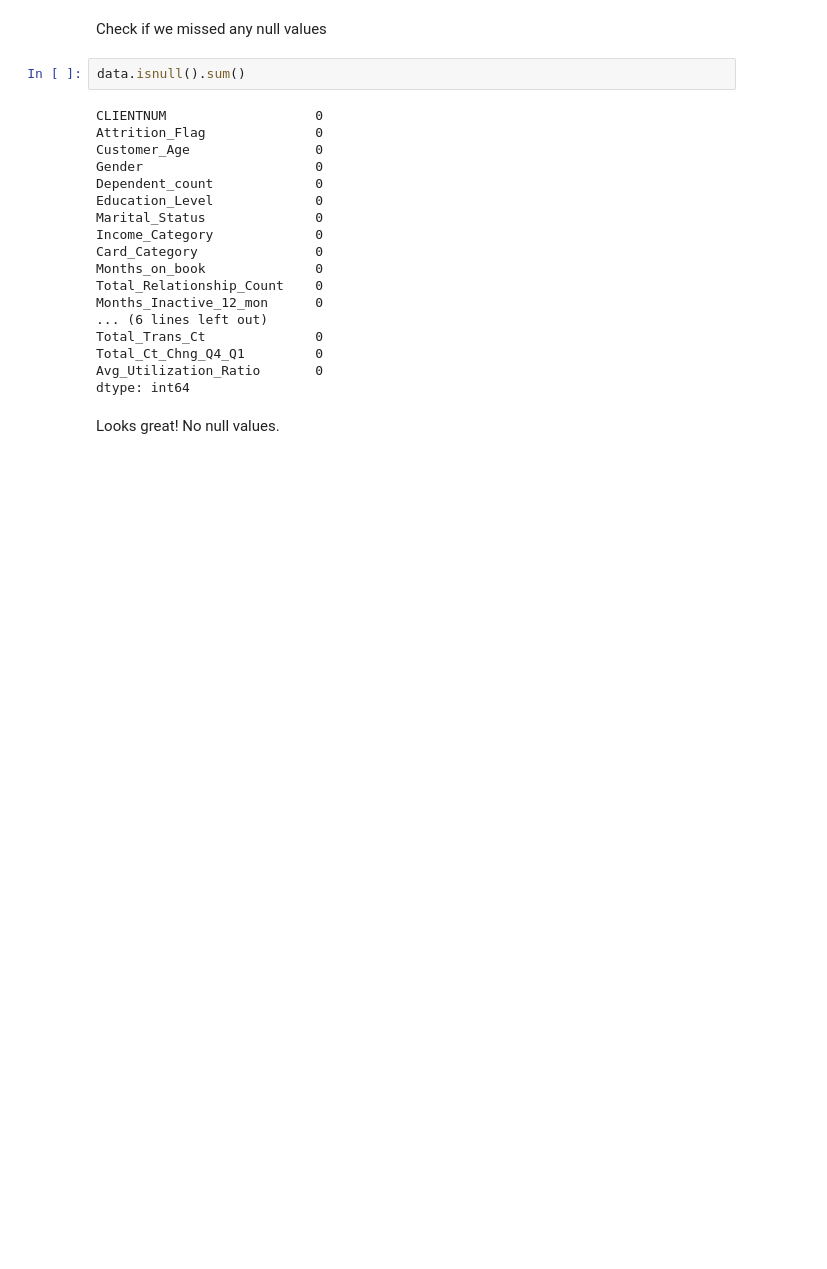
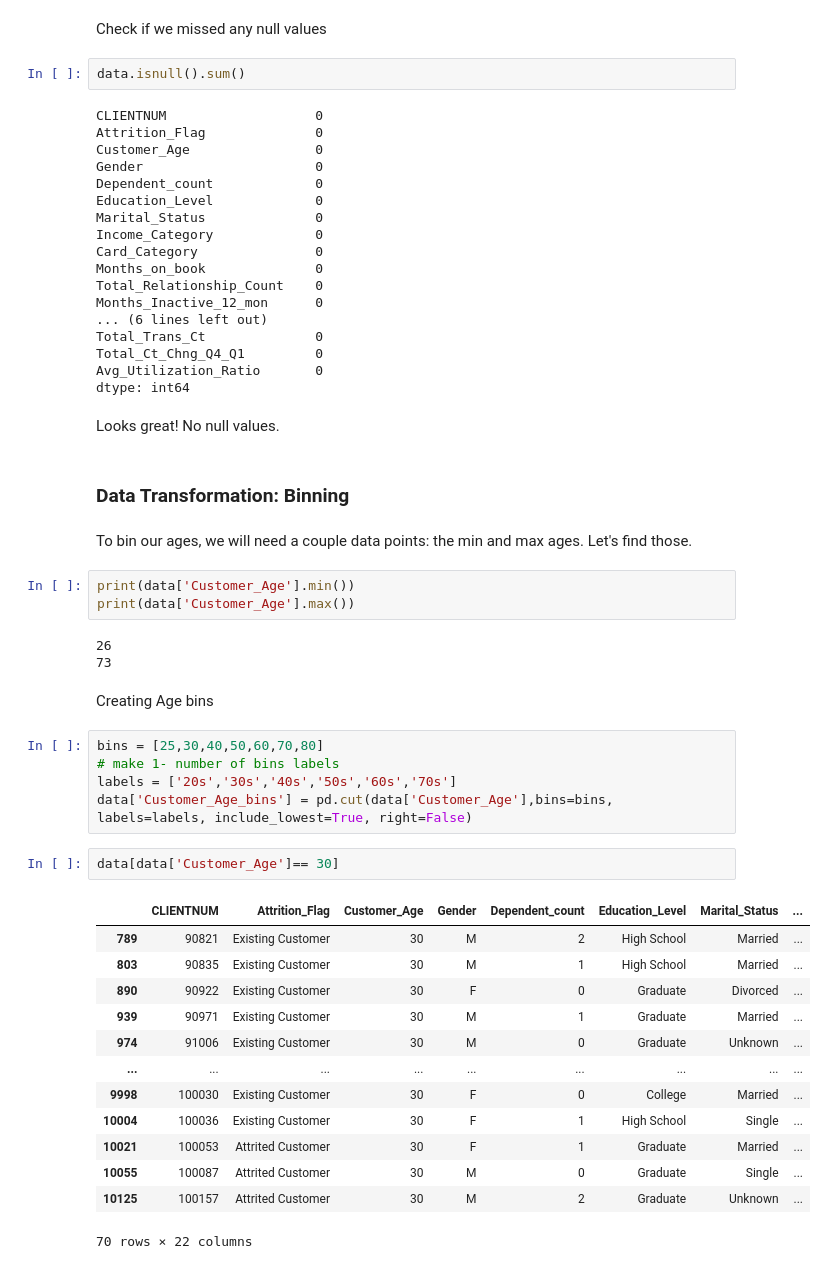
Before and after one commit to graemebeatie/practical-python-for-data-professionals-4358485, a Jupyter notebook: Collection_Cleaning_Transformations.ipynb, the cells around one changed output. Drawn from its saved outputs; the diff is of its cells as text; blank space fills up the shorter version.

```diff
--- a/Collection_Cleaning_Transformations.ipynb
+++ b/Collection_Cleaning_Transformations.ipynb
@@ -187,3 +187,36 @@ Avg_Utilization_Ratio       0
 dtype: int64
 # %% [markdown]
 Looks great! No null values.
+# %% [markdown]
+### Data Transformation: Binning
+# %% [markdown]
+To bin our ages, we will need a couple data points: the min and max ages. Let's find those.
+# %%
+print(data['Customer_Age'].min())
+print(data['Customer_Age'].max())
+# %% [output]
+26
+73
+# %% [markdown]
+Creating Age bins
+# %%
+bins = [25,30,40,50,60,70,80]
+# make 1- number of bins labels
+labels = ['20s','30s','40s','50s','60s','70s']
+data['Customer_Age_bins'] = pd.cut(data['Customer_Age'],bins=bins, labels=labels, include_lowest=True, right=False)
+# %%
+data[data['Customer_Age']== 30]
+# %% [output]
+|  | CLIENTNUM | Attrition_Flag | Customer_Age | Gender | Dependent_count | Education_Level | Marital_Status | ... |
+| 789 | 90821 | Existing Customer | 30 | M | 2 | High School | Married | ... |
+| 803 | 90835 | Existing Customer | 30 | M | 1 | High School | Married | ... |
+| 890 | 90922 | Existing Customer | 30 | F | 0 | Graduate | Divorced | ... |
+| 939 | 90971 | Existing Customer | 30 | M | 1 | Graduate | Married | ... |
+| 974 | 91006 | Existing Customer | 30 | M | 0 | Graduate | Unknown | ... |
+| ... | ... | ... | ... | ... | ... | ... | ... | ... |
+| 9998 | 100030 | Existing Customer | 30 | F | 0 | College | Married | ... |
+| 10004 | 100036 | Existing Customer | 30 | F | 1 | High School | Single | ... |
+| 10021 | 100053 | Attrited Customer | 30 | F | 1 | Graduate | Married | ... |
+| 10055 | 100087 | Attrited Customer | 30 | M | 0 | Graduate | Single | ... |
+| 10125 | 100157 | Attrited Customer | 30 | M | 2 | Graduate | Unknown | ... |
+70 rows × 22 columns
```
